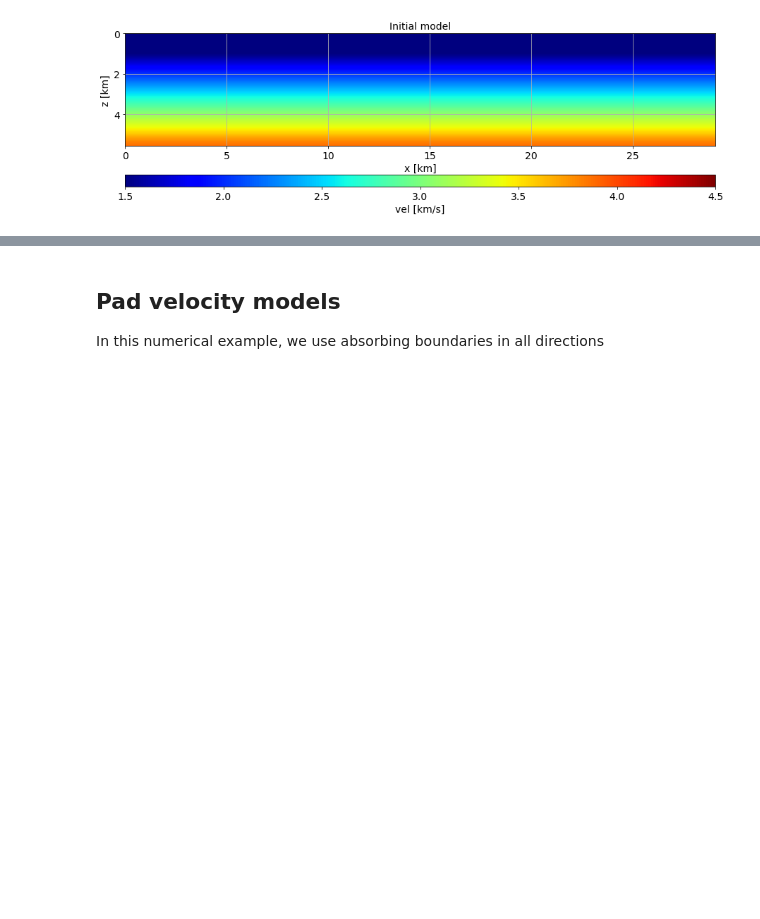
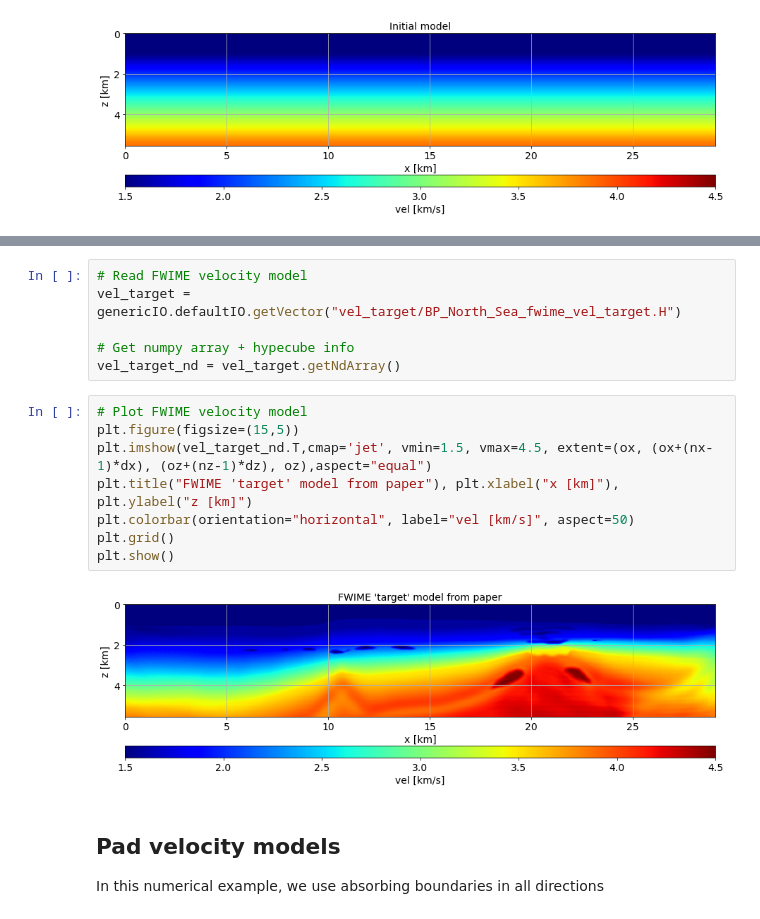
Before and after one commit to gbarnier/FWIME-applications, a Jupyter notebook: applications-jupyter/BP_North_Sea/BP_North_Sea.ipynb, the cells around one changed output, grey strips where cells are left out. Saved outputs shown, nothing was run; the diff lists cells and outputs as text; blank space fills up the shorter version.

Commit message:
update North_Sea jupyter

```diff
--- a/applications-jupyter/BP_North_Sea/BP_North_Sea.ipynb
+++ b/applications-jupyter/BP_North_Sea/BP_North_Sea.ipynb
@@ -95,3 +100,19 @@ plt.show()
+# %%
+# Read FWIME velocity model
+vel_target = genericIO.defaultIO.getVector("vel_target/BP_North_Sea_fwime_vel_target.H")
+
+# Get numpy array + hypecube info
+vel_target_nd = vel_target.getNdArray()
+# %%
+# Plot FWIME velocity model
+plt.figure(figsize=(15,5))
+plt.imshow(vel_target_nd.T,cmap='jet', vmin=1.5, vmax=4.5, extent=(ox, (ox+(nx-1)*dx), (oz+(nz-1)*dz), oz),aspect="equal")
+plt.title("FWIME 'target' model from paper"), plt.xlabel("x [km]"), plt.ylabel("z [km]")
+plt.colorbar(orientation="horizontal", label="vel [km/s]", aspect=50)
+plt.grid()
+plt.show()
+# %% [output]
+[figure, added]
 # %% [markdown]
 ## Pad velocity models
 In this numerical example, we use absorbing boundaries in all directions
```
Also changed, not shown: parts of 20 cells of this notebook, 1 other file.
